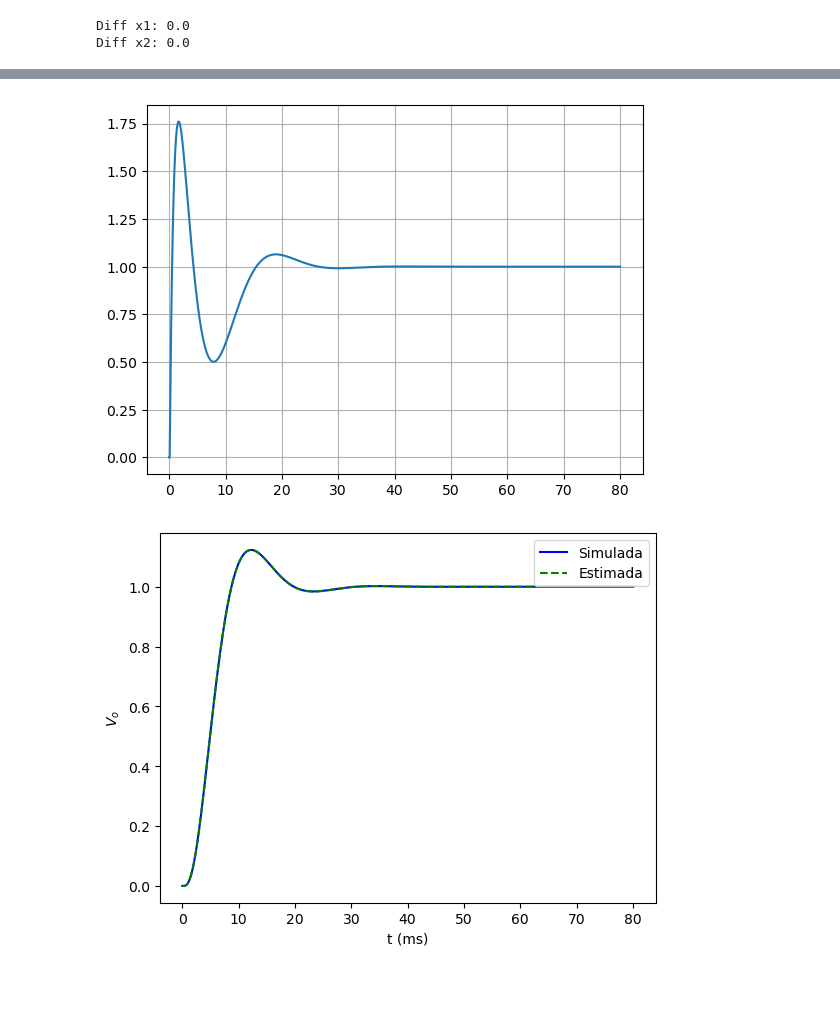
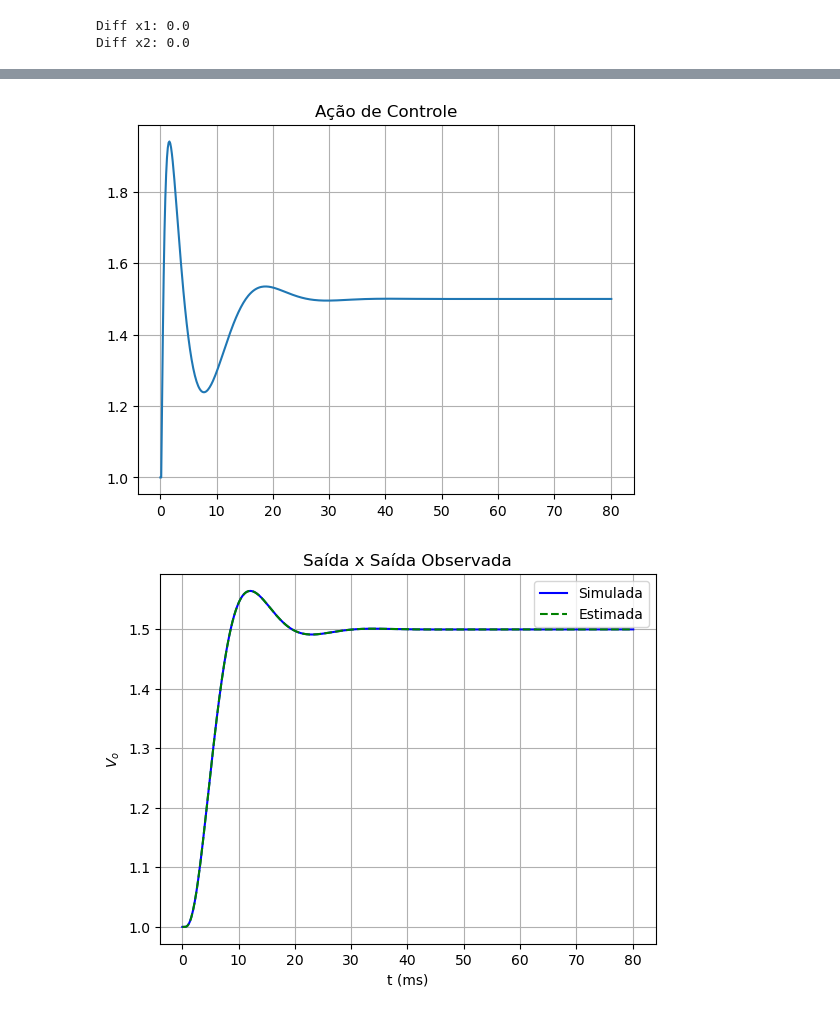
Before and after one commit to Emanuel600/Misc, a Jupyter notebook: Simul_Controle/SS_Recursive.ipynb, the cells around one changed output, grey strips where cells are left out. Saved outputs shown, nothing was run; the diff lists cells and outputs as text; code cells hidden in the pictures; blank space fills up the shorter version.

Commit message:
Finished Control Project

```diff
--- a/Simul_Controle/SS_Recursive.ipynb
+++ b/Simul_Controle/SS_Recursive.ipynb
@@ -29,9 +29,9 @@ sys = ct.ss(A, B, C, D)
 # %%
 tf = 80e-3
 t  = np.linspace(0, tf, 500)
-u  = np.ones(len(t))
+u  = np.ones(len(t))/2+1
 
-x0 = np.array([[0],
+x0 = np.array([[1],
                [0]])
 
 Y, t, X = ctm.lsim(sys, u, t, x0)
@@ -39,11 +39,8 @@ Y, t, X = ctm.lsim(sys, u, t, x0)
 x1sim = X[:, 0]
 x2sim = X[:, 1]
 # %%
-ζ  = (C1*R2+C1*R1)/(2*C1*C2*R1*np.sqrt(1/(C1*C2*R1*R2))*R2)
-ω  = np.sqrt(1/(C1*C2*R1*R2))
-ωd = ω*np.sqrt(1-ζ**2)
-
-f  = 250*ωd/(2*np.pi)
+autovalores = linalg.eigvals(A)
+f  = (100*np.abs(np.min(np.real(autovalores))))
 T  = 1/f
 
 print("f:", f)
@@ -51,5 +48,5 @@ print("T:", T)
 
 Kmax = int(t[-1]/T+1)
 k = np.linspace(0, Kmax, Kmax+1)
-u = np.ones(len(k))
+u = np.ones(len(k))/2+1
 # %% [output]
@@ -145,12 +142,14 @@ Diff x2: 0.0
 # %%
 # Planta + Observador Indireto
 
-u   = np.ones(len(k))
+u   = np.ones(len(k))/2+1
 x1  = np.zeros(len(k))
+x1[0] = 1
 x2  = np.zeros(len(k))
 dx1 = np.zeros(len(k))
 dx2 = np.zeros(len(k))
 y   = np.zeros(len(k))
+y[0] = 1
 
 x1_obs  = x1.copy()
 x2_obs  = x2.copy()
@@ -206,19 +205,21 @@ Diff x2: 1.033376094026539e-09
 Mpc = 7*2e-2 * (1 - 10e-2)
 Tpc = 14*1e-3 * (1 - 10e-2)
 
-ζ  = -np.log(Mpc)/np.sqrt(np.pi**2 + np.log(Mpc)**2)
-ω  = 3/(ζ*Tpc)
-ωd = ω*np.sqrt(1-ζ**2)
+Ki = 2.73996858e+03
+K  = [1.07069485e+01, 5.60654181e+05]
 
-f  = 250*ωd/(2*np.pi)
+f  = 10*np.abs(np.min(np.real(linalg.eigvals(A-B*K))))
 T  = 1/f
+
+print(f"f: {f/1e3} kHz")
+print(f"T: {T*1e6} μs")
 
 Kmax = int(t[-1]/T+1)
 k = np.linspace(0, Kmax, Kmax+1)
 
 # Controlador com Planta
-r  = np.ones(len(k))
-u  = np.zeros(len(k))
+r  = np.ones(len(k))/2+1
+u  = np.ones(len(k))
 ξ  = np.zeros(len(k))
 dξ = np.zeros(len(k))
 
@@ -228,10 +229,10 @@ dx1 = np.zeros(len(k))
 dx2 = np.zeros(len(k))
 y   = np.zeros(len(k))
 
-Ki = 2.73996858e+03
-K  = [1.07069485e+01, 5.60654181e+05]
+x1[0] = 1
+y[0]  = 1
+ξ[0]  = 0.004272659063605569
 
-y_prev = 0
 for n in range(1, Kmax+1):
     #- Controlador -#
     dξ[n] = r[n] - y[n-1]
@@ -293,9 +321,10 @@ plt.show()
 # %%
 plt.plot(tsim, u)
+plt.title("Ação de Controle")
 plt.grid()
 plt.show()
 # %% [output]
-[figure, old version]
+[figure, new version]
 # %%
 Kmax = int(t[-1]/T+1)
 k = np.linspace(0, Kmax, Kmax+1)
@@ -356,8 +389,10 @@ tsim = 1e3*k*T
 plt.plot(tsim, y, 'b')
 plt.plot(tsim, y_obs, 'g--')
 plt.legend(["Simulada", "Estimada"])
+plt.title("Saída x Saída Observada")
 plt.xlabel("t (ms)")
 plt.ylabel("$V_o$")
+plt.grid()
 plt.show()
 # %% [output]
-[figure, old version]
+[figure, new version]
```
Also changed, not shown: parts of 13 cells of this notebook, 2 other files.
